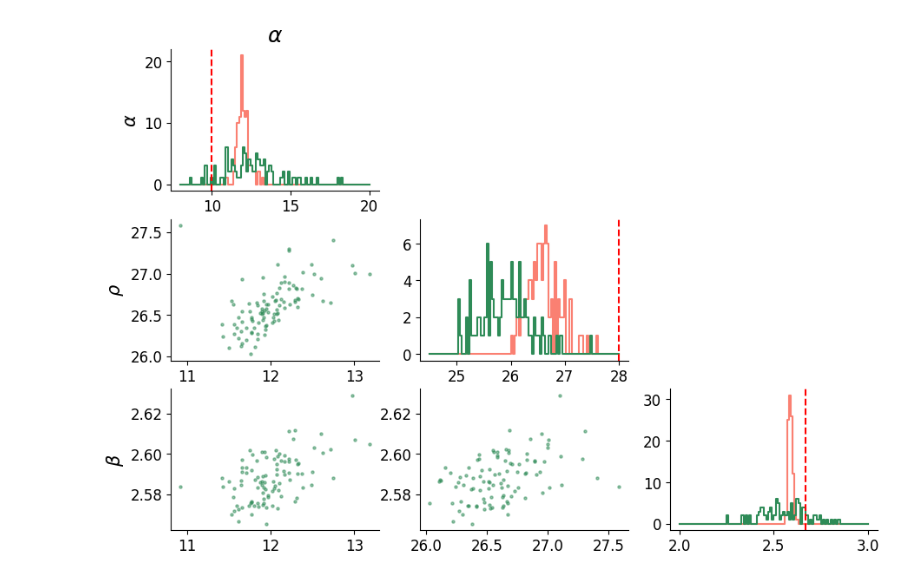
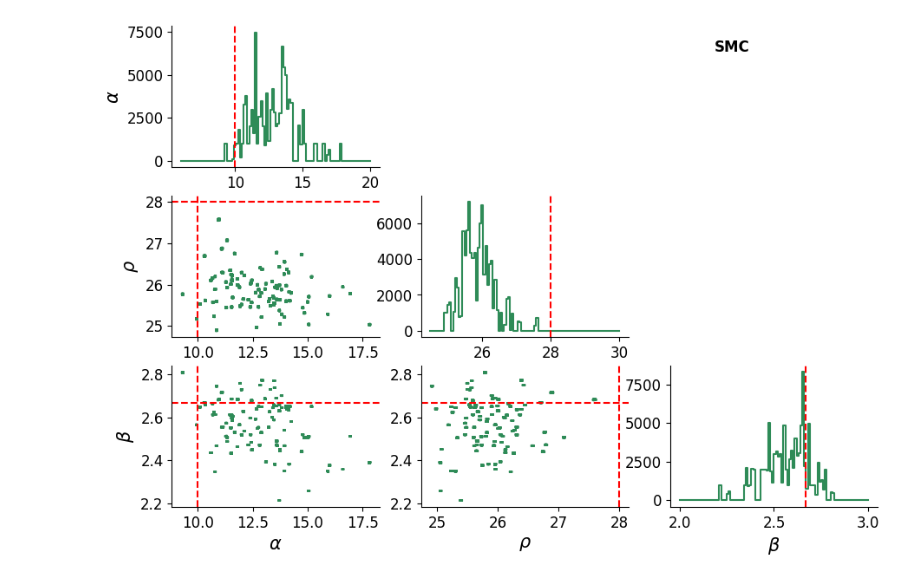
Before and after one commit to ChaosDonkey06/AppliedStochasticAnalysis, a Jupyter notebook: homework/project/visualize_inference.ipynb, the cells around one changed output. Saved outputs shown, nothing was run; the diff lists cells and outputs as text; code cells hidden in the pictures.

```diff
--- a/homework/project/visualize_inference.ipynb
+++ b/homework/project/visualize_inference.ipynb
@@ -69,5 +69,5 @@ Text(0.5, 0.01, 'IF iteration')
 # %%
-df = []
+all_df = []
 
 for i in range(1, 99+1):
 
@@ -75,16 +75,22 @@ for i in range(1, 99+1):
     infer_file = os.path.join(eakf_dir, '{}_infer.npz'.format(i_file))
 
     infer = np.load(infer_file)
-    θmle  = infer['θmle'][:, -1]
+    θpost = infer["θpost"][:,:,-1]
 
-    df.append(pd.DataFrame.from_dict({'α': θmle[0], 'ρ': θmle[1], 'β': θmle[2], "idx": i, "method": "EAKF"}, orient='index').T)
+    df = pd.DataFrame.from_dict({'α': θpost[0,:], 'ρ': θpost[1,:], 'β': θpost[2,:], "idx": [i]*θpost.shape[1]}, orient='index').T
+    df["method"] = "EAKF"
+    df["ens_id"] = np.arange(θpost.shape[1])
+    all_df.append(df)
 
     infer_file = os.path.join(pf_dir, '{}_infer.npz'.format(i_file))
     infer = np.load(infer_file)
-    θmle  = infer['θmle'][:, -1]
+    θpost = infer["θpost"][:,:,-1]
 
-    df.append(pd.DataFrame.from_dict({'α': θmle[0], 'ρ': θmle[1], 'β': θmle[2],"idx": i, "method": "PF"}, orient='index').T)
+    df = pd.DataFrame.from_dict({'α': θpost[0,:], 'ρ': θpost[1,:], 'β': θpost[2,:],"idx": [i]*θpost.shape[1]}, orient='index').T
+    df["method"] = "PF"
+    df["ens_id"] = np.arange(θpost.shape[1])
+    all_df.append(df)
 
     #mle_df = mle_df.append({'α': θmle[0], 'ρ': θmle[1], 'β': θmle[2], "method": "PF"}, ignore_index=True)
-mle_df = pd.concat(df)
-mle_df = mle_df.sort_values(by=['method'])
+mle_df = pd.concat(all_df)
+mle_df = mle_df.sort_values(by=['method', "idx"])
@@ -91,46 +144,48 @@ mle_df = mle_df.sort_values(by=['method'])
 # %%
 from scipy.ndimage import gaussian_filter
 
-
-p_range = [ (8 , 20), (24.5, 28), (2, 3)]
+p_range = [ (6 , 20), (24.5, 30), (2, 3)]
 
 cols = ['α', 'ρ', 'β']
 
 fig, ax = plt.subplots(3, 3, figsize=(10.5, 7.2), sharex=False, sharey=False)
 
 for p in range(3):
     eakf_df = mle_df[mle_df['method'] == 'EAKF']
     pf_df   = mle_df[mle_df['method'] == 'PF']
 
-    bins_1d = np.linspace(p_range[p][0], p_range[p][1],  100+1)
-    x, _    = np.histogram(eakf_df[cols[p]].values, bins=bins_1d)
-
-    x0 = np.array(list(zip(bins_1d[:-1], bins_1d[1:]))).flatten()
-    y0 = np.array(list(zip(x, x))).flatten()
-    ax[p, p].plot(x0, y0, color="salmon")
 
     bins_1d = np.linspace(p_range[p][0], p_range[p][1],  100+1)
     x, _    = np.histogram(pf_df[cols[p]].values, bins=bins_1d)
 
     x0 = np.array(list(zip(bins_1d[:-1], bins_1d[1:]))).flatten()
     y0 = np.array(list(zip(x, x))).flatten()
     ax[p, p].plot(x0, y0, color="seagreen")
     ax[p, p].axvline(x=θ_truth[p], color='red', ls='--')
 
 for p in range(3):
     ax[p, 0].set_ylabel(r'${}$'.format(cols[p]))
-    ax[0, p].set_title(r'${}$'.format(cols[p]))
+    ax[-1, p].set_xlabel(r'${}$'.format(cols[p]))
 
 for pi in range(3):
     for pj in range(3):
         if pi>pj:
-            p1_df = eakf_df[[cols[pi], cols[pj], "idx"]]
-            ax[pi, pj].scatter(p1_df[cols[pj]], p1_df[cols[pi]], color="seagreen", s=5, alpha=0.5)
+            p1_df = pf_df[[cols[pi], cols[pj], "idx"]]
+            ax[pi, pj].scatter(p1_df[cols[pj]], p1_df[cols[pi]], color="seagreen", s=1, alpha=0.1)
+
+            ax[pi, pj].axhline(y=θ_truth[pi], color='red', ls='--')
+            ax[pi, pj].axvline(x=θ_truth[pj], color='red', ls='--')
+
         elif pi<pj:
             ax[pi, pj].remove()
 
 for axi in ax.flatten():
     axi.spines['right'].set_visible(False)
     axi.spines['top'].set_visible(False)
+
+ax[0, 0].text(2.7, 0.85, 'SMC', horizontalalignment='center',
+              verticalalignment='center', transform=ax[0, 0].transAxes, weight='bold')
+
+fig.savefig('figures/corner_SMC.png', dpi=300, bbox_inches='tight', transparent=True)
 # %% [output]
-[figure, old version]
+[figure, new version]
```
Also changed, not shown: parts of 3 cells of this notebook, 7 other files.
